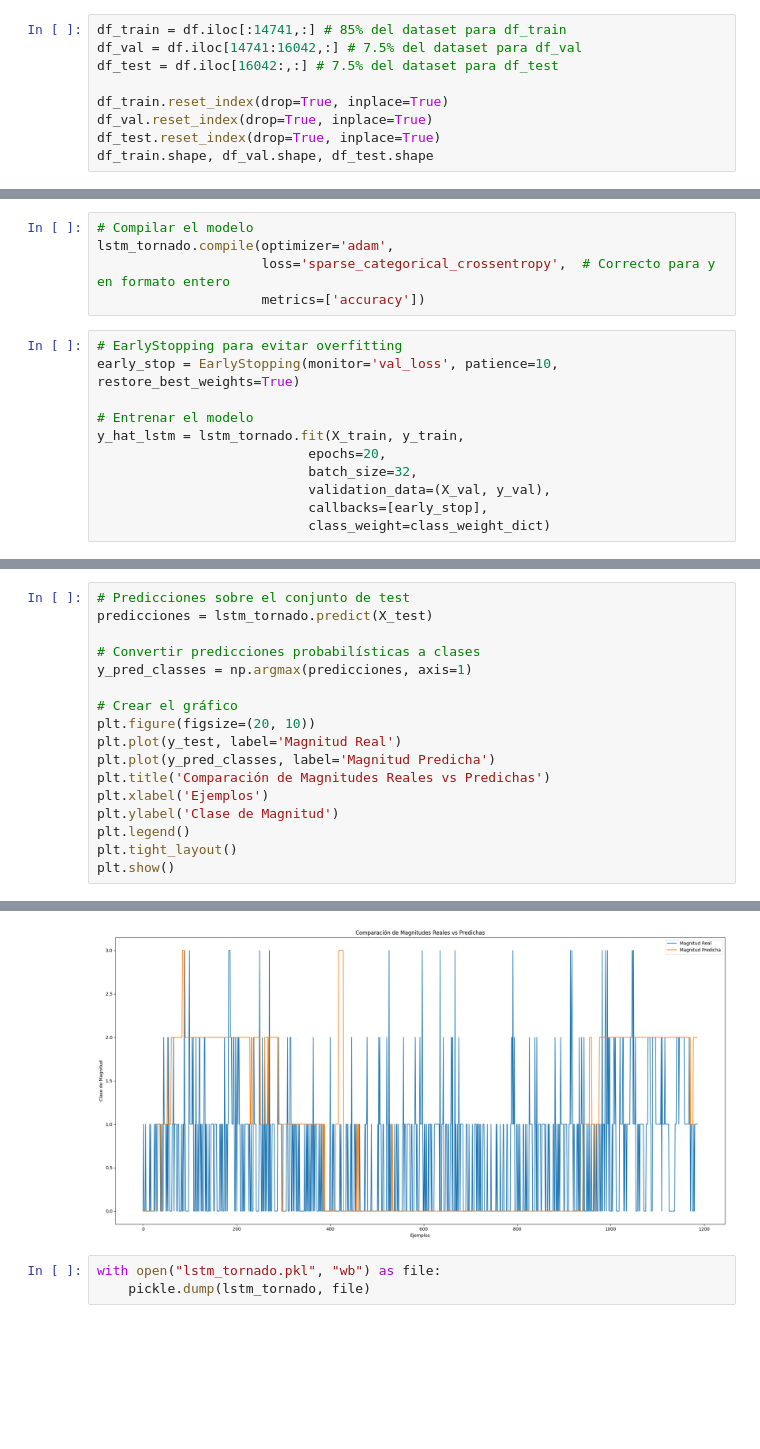
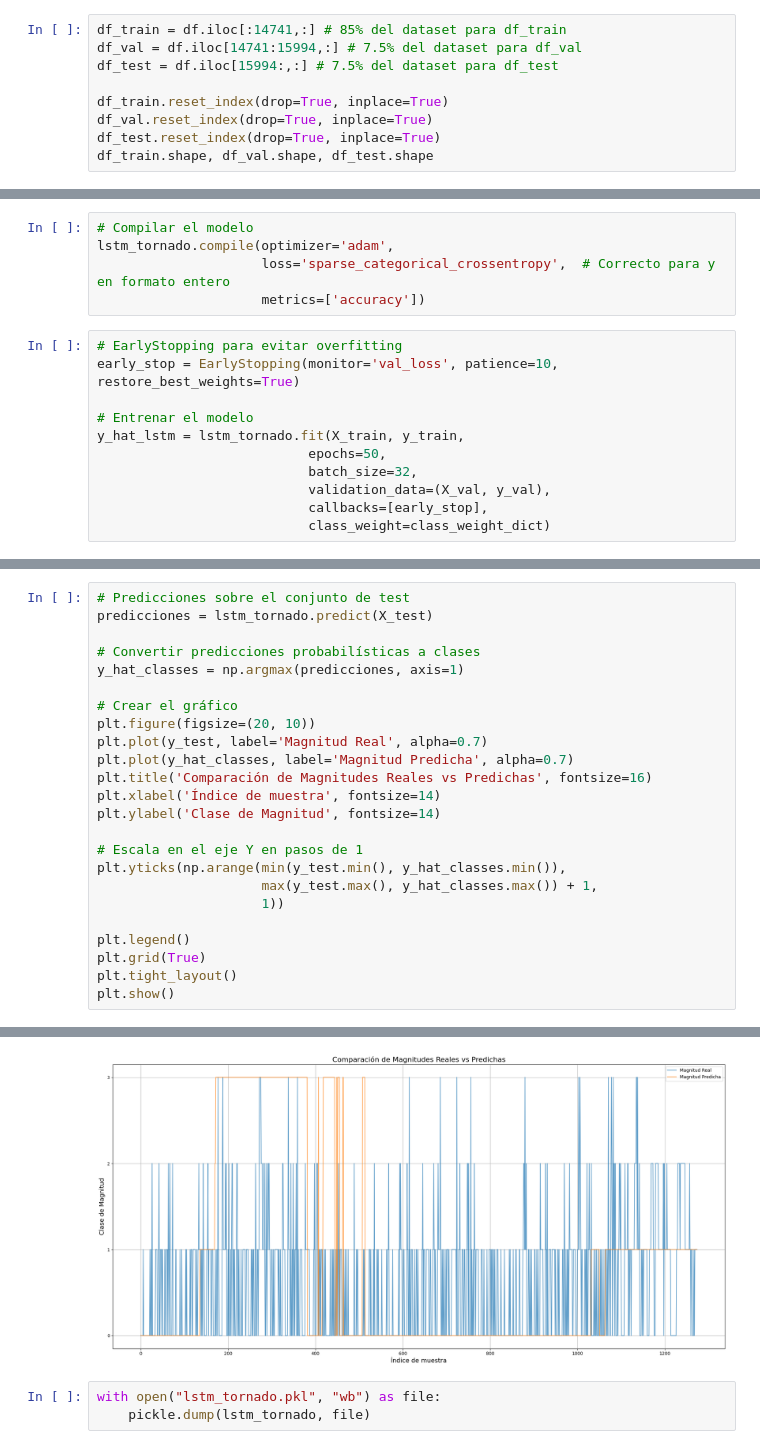
Before and after one commit to lab2077/4geeks_final_project, a Jupyter notebook: src/tornadoes_predictor.ipynb, the cells around one changed output, grey strips where cells are left out. Cells and saved outputs as stored; diff of their text form; blank space fills up the shorter version.

Commit message:
Paso 0 -7 y 10

```diff
--- a/src/tornadoes_predictor.ipynb
+++ b/src/tornadoes_predictor.ipynb
@@ -346,8 +337,8 @@ df = df_baking.copy()
 ### 5. Análisis Exploratorio de Datos
 # %%
 df_train = df.iloc[:14741,:] # 85% del dataset para df_train
-df_val = df.iloc[14741:16042,:] # 7.5% del dataset para df_val
-df_test = df.iloc[16042:,:] # 7.5% del dataset para df_test
+df_val = df.iloc[14741:15994,:] # 7.5% del dataset para df_val
+df_test = df.iloc[15994:,:] # 7.5% del dataset para df_test
 
 df_train.reset_index(drop=True, inplace=True)
 df_val.reset_index(drop=True, inplace=True)
@@ -591,7 +558,7 @@ early_stop = EarlyStopping(monitor='val_loss', patience=10, restore_best_weights
 
 # Entrenar el modelo
 y_hat_lstm = lstm_tornado.fit(X_train, y_train,
-                           epochs=20,
+                           epochs=50,
                            batch_size=32,
                            validation_data=(X_val, y_val),
                            callbacks=[early_stop],
@@ -679,16 +628,23 @@ See the caveats in the documentation: https://pandas.pydata.org/pandas-docs/stab
 predicciones = lstm_tornado.predict(X_test)
 
 # Convertir predicciones probabilísticas a clases
-y_pred_classes = np.argmax(predicciones, axis=1)
+y_hat_classes = np.argmax(predicciones, axis=1)
 
 # Crear el gráfico
 plt.figure(figsize=(20, 10))
-plt.plot(y_test, label='Magnitud Real')
-plt.plot(y_pred_classes, label='Magnitud Predicha')
-plt.title('Comparación de Magnitudes Reales vs Predichas')
-plt.xlabel('Ejemplos')
-plt.ylabel('Clase de Magnitud')
+plt.plot(y_test, label='Magnitud Real', alpha=0.7)
+plt.plot(y_hat_classes, label='Magnitud Predicha', alpha=0.7)
+plt.title('Comparación de Magnitudes Reales vs Predichas', fontsize=16)
+plt.xlabel('Índice de muestra', fontsize=14)
+plt.ylabel('Clase de Magnitud', fontsize=14)
+
+# Escala en el eje Y en pasos de 1
+plt.yticks(np.arange(min(y_test.min(), y_hat_classes.min()),
+                     max(y_test.max(), y_hat_classes.max()) + 1,
+                     1))
+
 plt.legend()
+plt.grid(True)
 plt.tight_layout()
 plt.show()
 # %% [output]
@@ -696,4 +652,4 @@ plt.show()
-[figure, old version]
+[figure, new version]
 # %%
 with open("lstm_tornado.pkl", "wb") as file:
     pickle.dump(lstm_tornado, file)
```
Also changed, not shown: parts of 18 cells of this notebook, 1 other file.
